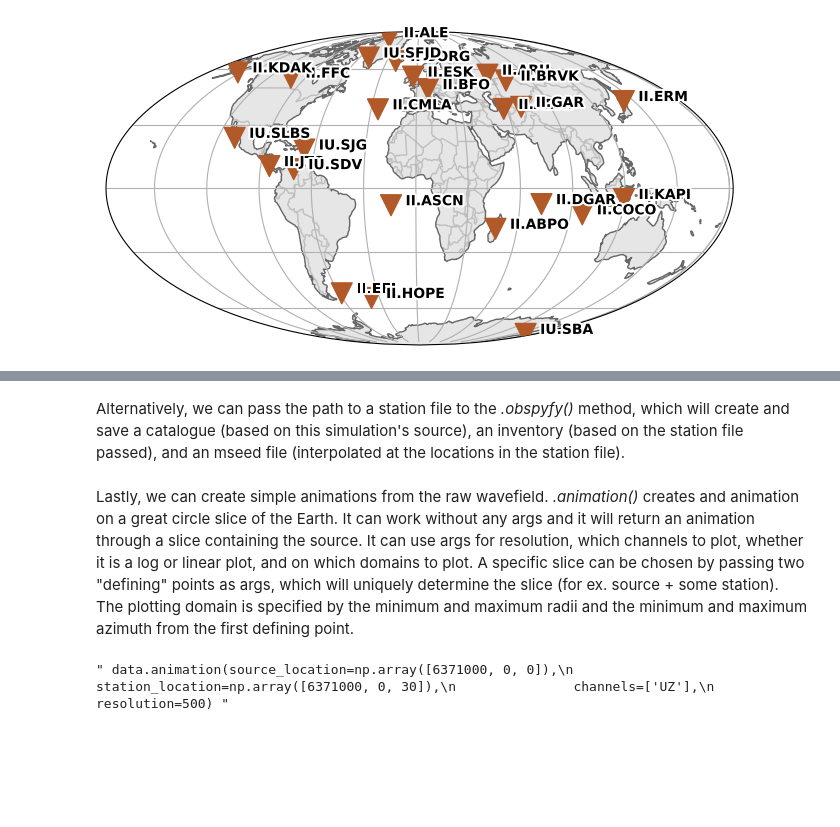
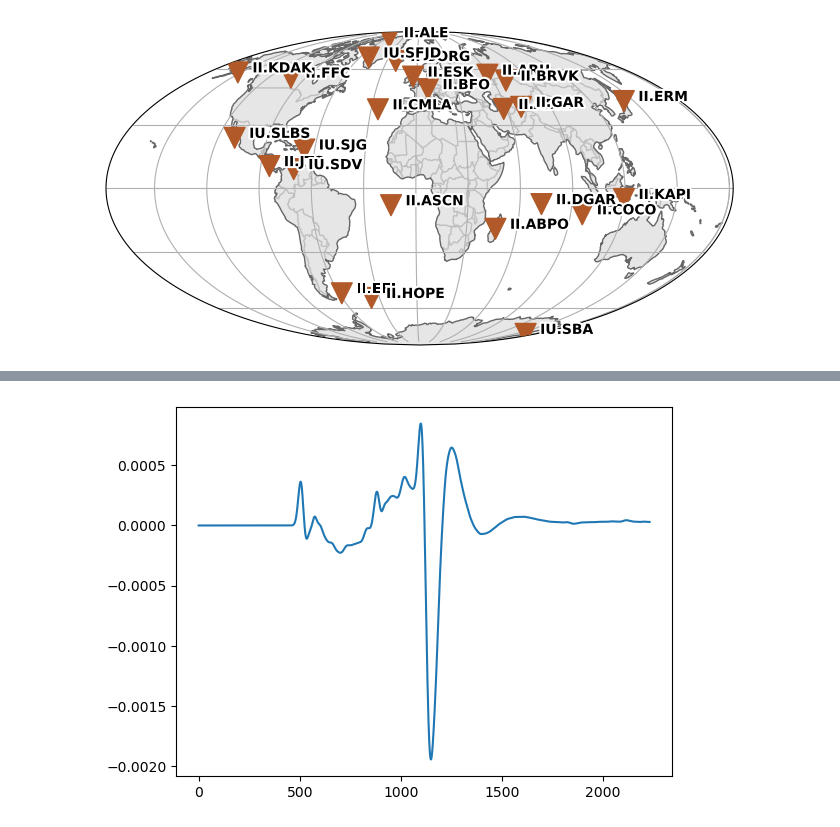
Before and after one commit to Adrian-Mag/AxiSEM3D_Kernels, a Jupyter notebook: examples/example_element_output.ipynb, the cells around one changed output, grey strips where cells are left out. Saved outputs shown, nothing was run; the diff lists cells and outputs as text; code cells hidden in the pictures; blank space fills up the shorter version.

```diff
--- a/examples/example_element_output.ipynb
+++ b/examples/example_element_output.ipynb
@@ -86,2 +18,0 @@ plt.show()
-# %% [markdown]
-Alternatively, we can pass the path to a station file to the *.obspyfy()* method, which will create and save a catalogue (based on this simulation's source), an inventory (based on the station file passed), and an mseed file (interpolated at the locations in the station file).
@@ -90,9 +19,10 @@ data.obspyfy(path_to_station_file='data/EXAMPLE/input/GSN_small.txt', channels=[
-# %% [markdown]
-Lastly, we can create simple animations from the raw wavefield. *.animation()* creates and animation on a great circle slice of the Earth. It can work without any args and it will return an animation through a slice containing the source. It can use args for resolution, which channels to plot, whether it is a log or linear plot, and on which domains to plot. A specific slice can be chosen by passing two "defining" points as args, which will uniquely determine the slice (for ex. source + some station). The plotting domain is specified by the minimum and maximum radii and the minimum and maximum azimuth from the first defining point.
+# %%
+points = np.array([6371000, 30, 0])
+wavedata = data.load_data(points, channels=['UZ'])
+# %%
+plt.plot(wavedata[0][0])
+plt.show()
+# %% [output]
+[figure, added]
 # %%
-""" data.animation(source_location=np.array([6371000, 0, 0]),
-               station_location=np.array([6371000, 0, 30]),
-               channels=['UZ'],
-               resolution=500) """
+data.animation(np.array([6371000, 0, 0]), np.array([6371000, 0, 30]), channels=['UZ'])
-# %% [output]
-" data.animation(source_location=np.array([6371000, 0, 0]),\n               station_location=np.array([6371000, 0, 30]),\n               channels=['UZ'],\n               resolution=500) "
```
Also changed, not shown: parts of 15 cells of this notebook, 3 other files.
